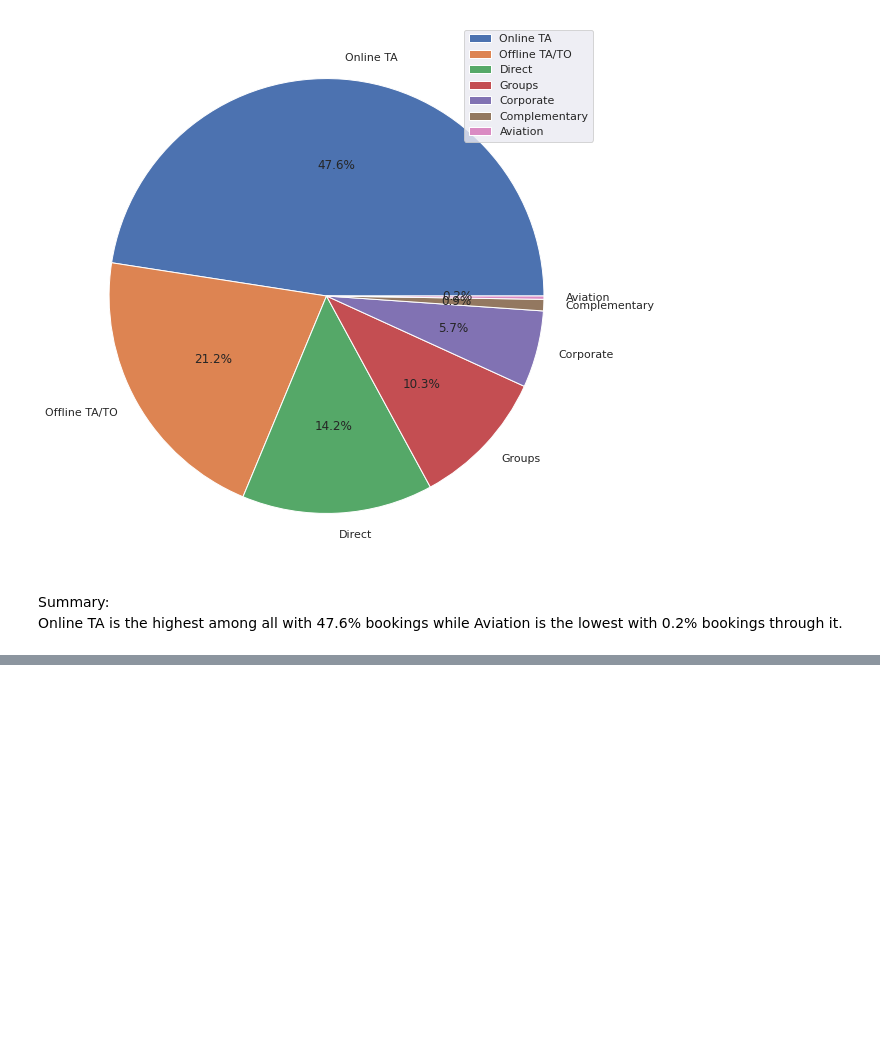
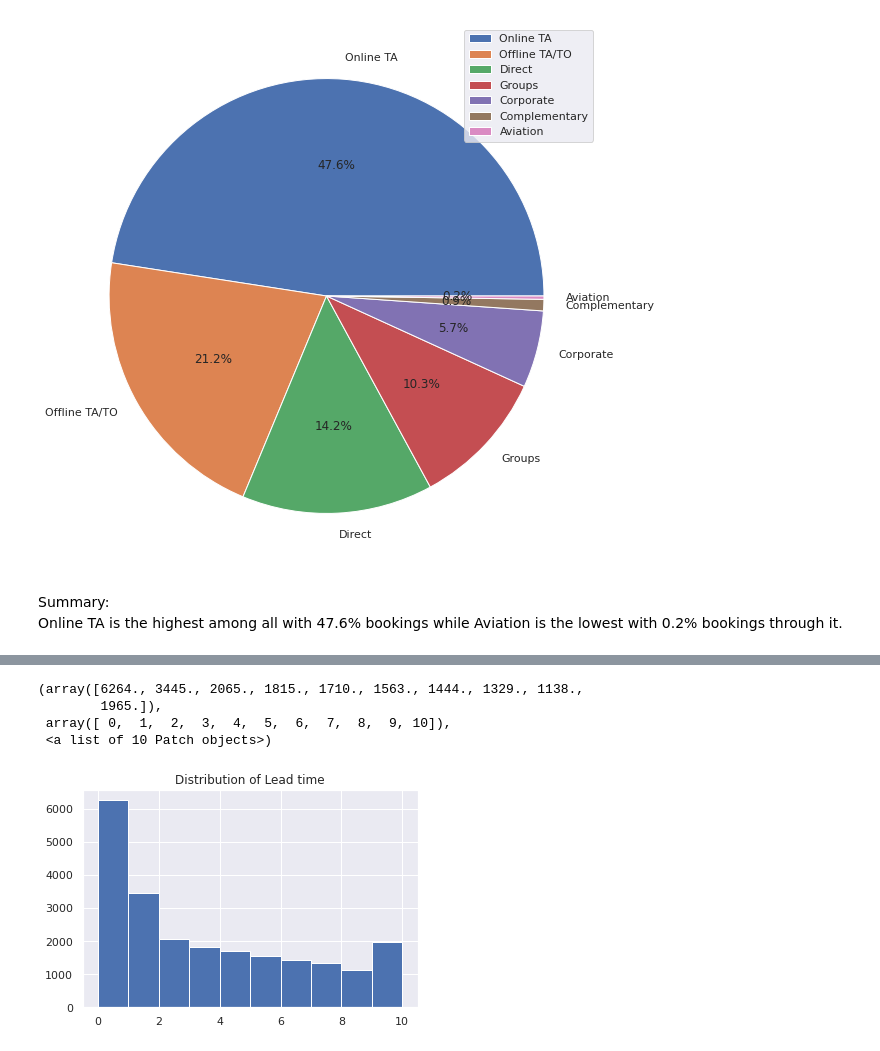
Before and after one commit to kanishquetyagi/Hotel_Booking_Analysis, a Jupyter notebook: Hotel_Booking_Analysis_Capstone_Project.ipynb, the cells around one changed output, grey strips where cells are left out. Drawn from its saved outputs; the diff is of its cells as text; code cells hidden in the pictures; blank space fills up the shorter version.

```diff
--- a/Hotel_Booking_Analysis_Capstone_Project.ipynb
+++ b/Hotel_Booking_Analysis_Capstone_Project.ipynb
@@ -558,0 +615,9 @@ Online TA is the highest among all with 47.6% bookings while Aviation is the low
+# %%
+plt.title("Distribution of Lead time")
+plt.hist(df_hotel.lead_time, bins=[0,1,2,3,4,5,6,7,8,9,10])
+# %% [output]
+(array([6264., 3445., 2065., 1815., 1710., 1563., 1444., 1329., 1138.,
+        1965.]),
+ array([ 0,  1,  2,  3,  4,  5,  6,  7,  8,  9, 10]),
+ <a list of 10 Patch objects>)
+[figure, added]
```
Also changed, not shown: parts of 19 cells of this notebook.
